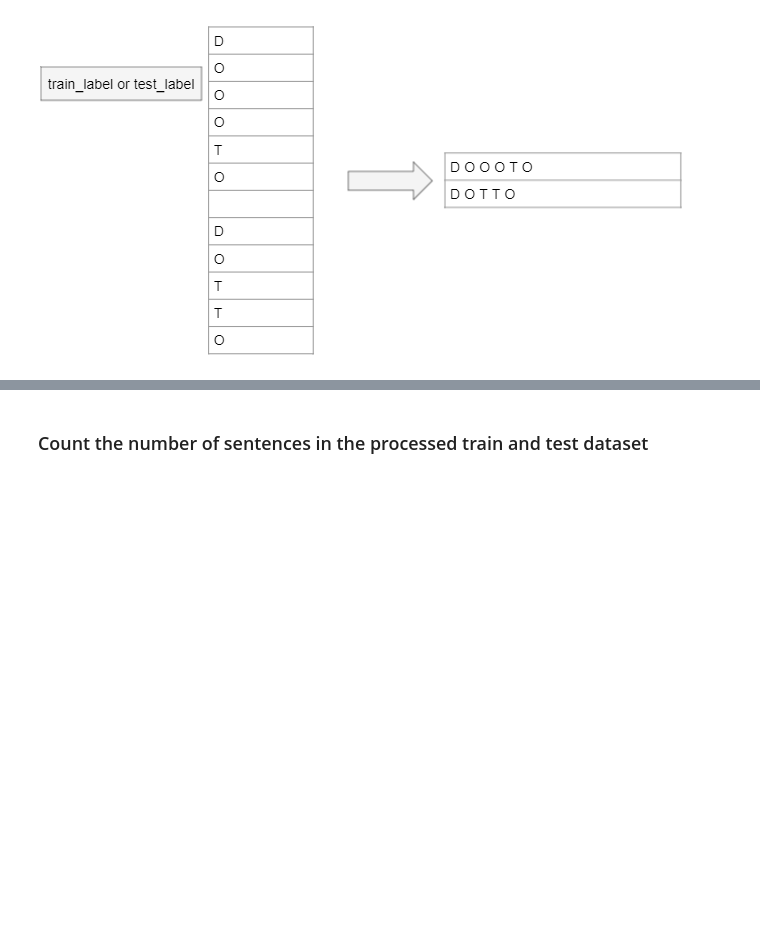
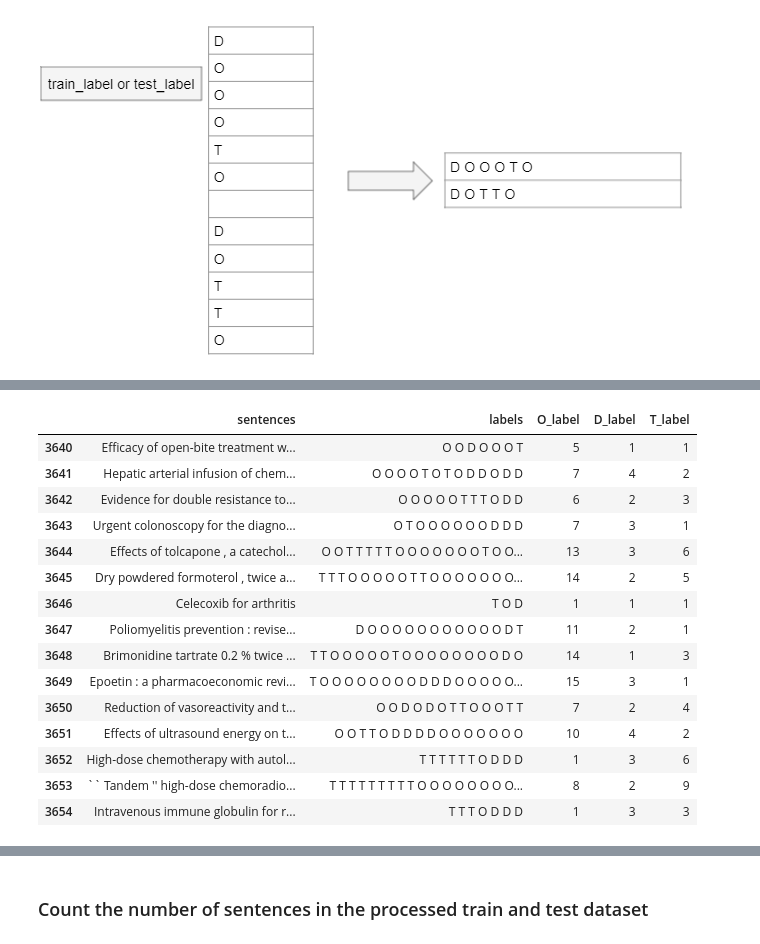
Before and after one commit to chaturvediajay/NLP, a Jupyter notebook: Assignment.ipynb, the cells around one changed output, grey strips where cells are left out. Cells and saved outputs as stored; diff of their text form; code cells hidden in the pictures; blank space fills up the shorter version.

```diff
--- a/Assignment.ipynb
+++ b/Assignment.ipynb
@@ -43,0 +95,4 @@ The dataset provided is in the form of one word per line. Let's understand the f
+# %%
+# Unpacking test labels
+test_label=unpack_given_file('/content/drive/MyDrive/al_ml_project/NLP_Problem_Statement/test_label')
+test_label[:5] # Checking first 5 labels from test labels
@@ -43,0 +132,24 @@ The dataset provided is in the form of one word per line. Let's understand the f
+# %%
+# Creating new columns which is the total number of O tags, D tags and T tags in a sentence/document
+
+df['O_label']=df.labels.apply(lambda x: len(re.findall('O',x))) # Get total number of O labels in the given sentence
+df['D_label']=df.labels.apply(lambda x: len(re.findall('D',x))) # Get total number of D labels in the given sentence
+df['T_label']=df.labels.apply(lambda x: len(re.findall('T',x))) # Get total number of T labels in the given sentence
+df.tail(15) # Checking the last 15 rows of the dataframe
+# %% [output]
+|  | sentences | labels | O_label | D_label | T_label |
+| 3640 | Efficacy of open-bite treatment w... | O O D O O O T | 5 | 1 | 1 |
+| 3641 | Hepatic arterial infusion of chem... | O O O O T O T O D D O D D | 7 | 4 | 2 |
+| 3642 | Evidence for double resistance to... | O O O O O T T T O D D | 6 | 2 | 3 |
+| 3643 | Urgent colonoscopy for the diagno... | O T O O O O O O D D D | 7 | 3 | 1 |
+| 3644 | Effects of tolcapone , a catechol... | O O T T T T T O O O O O O O T O O... | 13 | 3 | 6 |
+| 3645 | Dry powdered formoterol , twice a... | T T T O O O O O T T O O O O O O O... | 14 | 2 | 5 |
+| 3646 | Celecoxib for arthritis | T O D | 1 | 1 | 1 |
+| 3647 | Poliomyelitis prevention : revise... | D O O O O O O O O O O O D T | 11 | 2 | 1 |
+| 3648 | Brimonidine tartrate 0.2 % twice ... | T T O O O O O T O O O O O O O O D O | 14 | 1 | 3 |
+| 3649 | Epoetin : a pharmacoeconomic revi... | T O O O O O O O O D D D O O O O O... | 15 | 3 | 1 |
+| 3650 | Reduction of vasoreactivity and t... | O O D O D O T T O O O T T | 7 | 2 | 4 |
+| 3651 | Effects of ultrasound energy on t... | O O T T O D D D D O O O O O O O | 10 | 4 | 2 |
+| 3652 | High-dose chemotherapy with autol... | T T T T T T O D D D | 1 | 3 | 6 |
+| 3653 | `` Tandem '' high-dose chemoradio... | T T T T T T T T T O O O O O O O O... | 8 | 2 | 9 |
+| 3654 | Intravenous immune globulin for r... | T T T O D D D | 1 | 3 | 3 |
```
Also changed, not shown: parts of 61 cells of this notebook.
